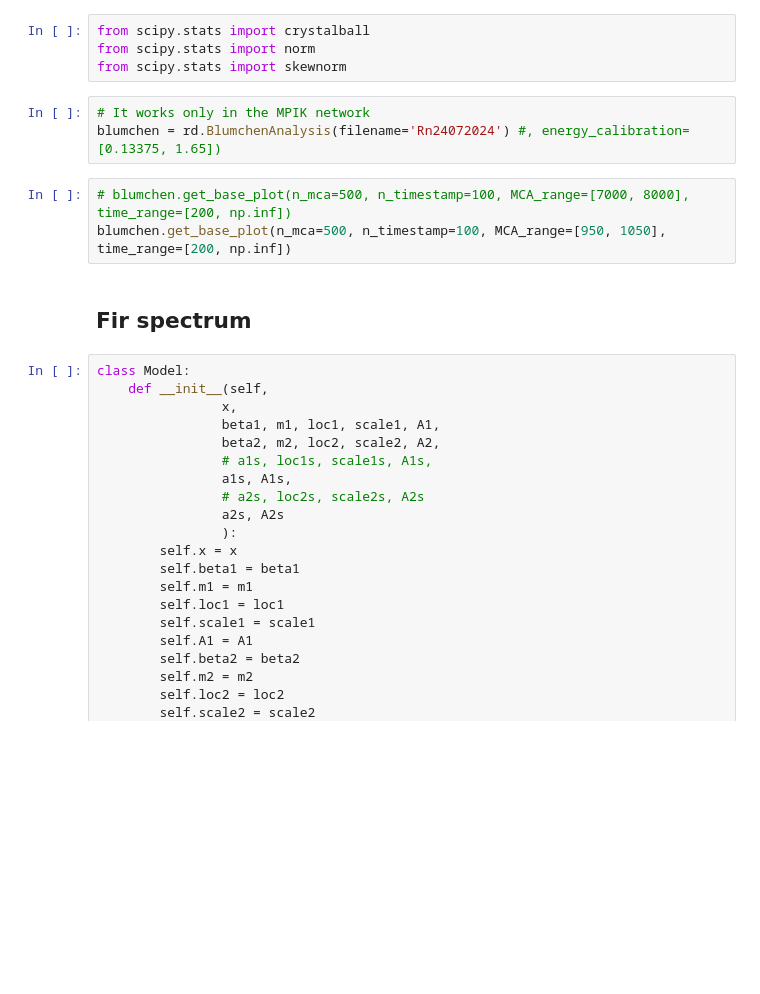
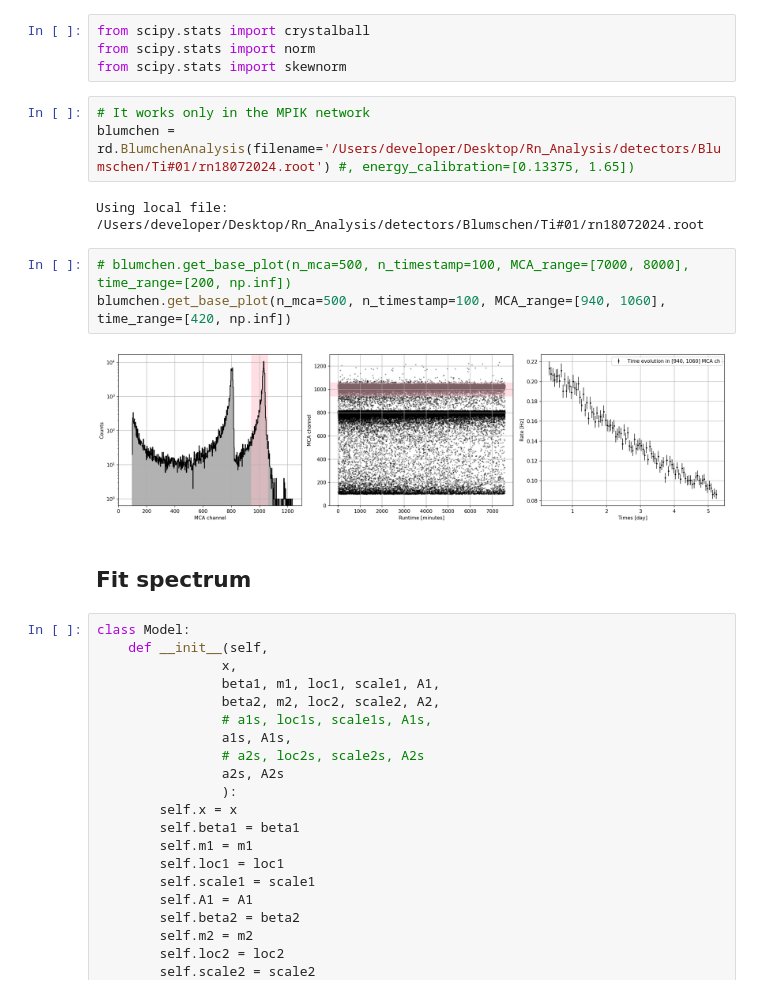
Before and after one commit to GiovanniVolta/RadDetect, a Jupyter notebook: tutorials/blumchen.ipynb, the cells around one changed output. Saved outputs shown, nothing was run; the diff lists cells and outputs as text; blank space fills up the shorter version.

```diff
--- a/tutorials/blumchen.ipynb
+++ b/tutorials/blumchen.ipynb
@@ -12,12 +12,16 @@ from scipy.stats import norm
 from scipy.stats import skewnorm
 # %%
 # It works only in the MPIK network
-blumchen = rd.BlumchenAnalysis(filename='Rn24072024') #, energy_calibration=[0.13375, 1.65])
+blumchen = rd.BlumchenAnalysis(filename='/Users/developer/Desktop/Rn_Analysis/detectors/Blumschen/Ti#01/rn18072024.root') #, energy_calibration=[0.13375, 1.65])
+# %% [output]
+Using local file: /Users/developer/Desktop/Rn_Analysis/detectors/Blumschen/Ti#01/rn18072024.root
 # %%
 # blumchen.get_base_plot(n_mca=500, n_timestamp=100, MCA_range=[7000, 8000], time_range=[200, np.inf])
-blumchen.get_base_plot(n_mca=500, n_timestamp=100, MCA_range=[950, 1050], time_range=[200, np.inf])
+blumchen.get_base_plot(n_mca=500, n_timestamp=100, MCA_range=[940, 1060], time_range=[420, np.inf])
+# %% [output]
+[figure, added]
 # %% [markdown]
-## Fir spectrum
+## Fit spectrum
 # %%
 class Model:
     def __init__(self,
```
Also changed, not shown: parts of 11 cells of this notebook.
